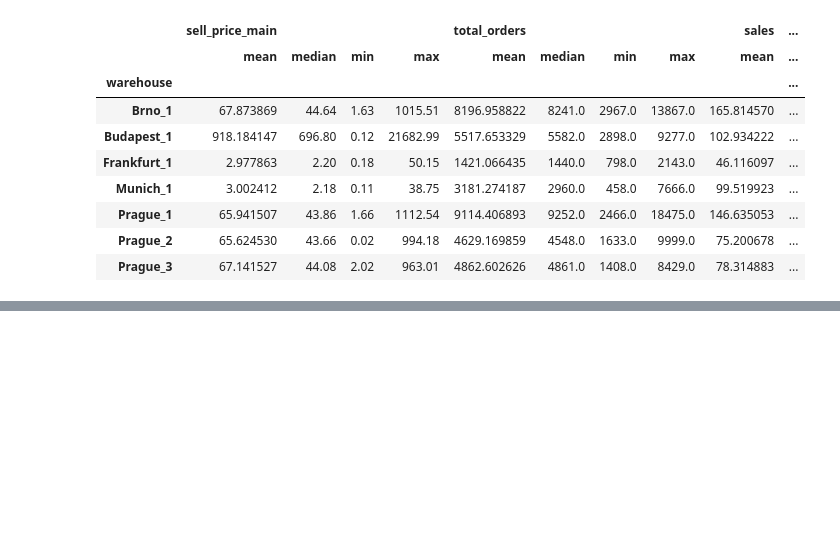
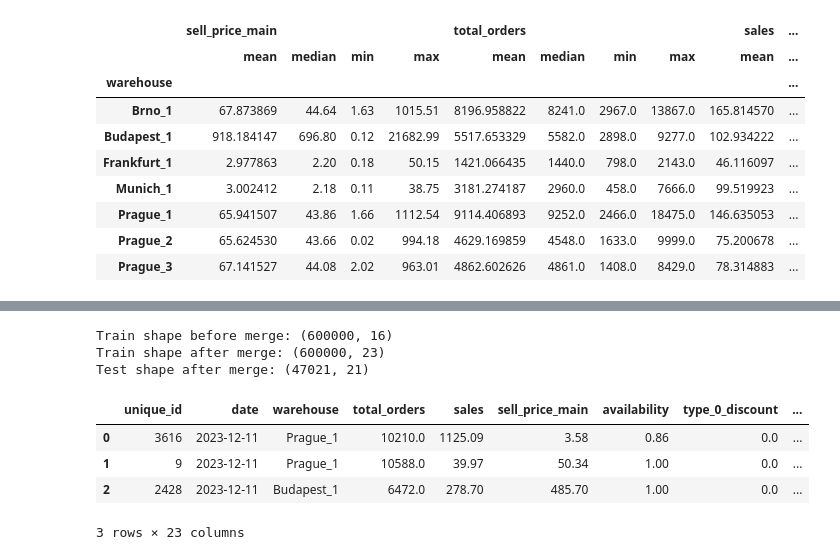
Before and after one commit to KtoxTheNisa/GROUP51_CENG313, a Jupyter notebook: assignment1_eda_baseline.ipynb, the cells around one changed output, grey strips where cells are left out. Drawn from its saved outputs; the diff is of its cells as text; code cells hidden in the pictures; blank space fills up the shorter version.

```diff
--- a/assignment1_eda_baseline.ipynb
+++ b/assignment1_eda_baseline.ipynb
@@ -219,0 +239,19 @@ sales_train.groupby("warehouse")[["sell_price_main", "total_orders", "sales"]].a
+# %%
+#merge with inventory and calendar
+print("Train shape before merge:", train_norm.shape)
+
+train_merged = merge_tables(train_norm, inventory, cal_clean)
+test_merged = merge_tables(test_norm, inventory, cal_clean)
+print("Train shape after merge:", train_merged.shape)
+print("Test shape after merge:", test_merged.shape)
+
+train_merged.head(3)
+# %% [output]
+Train shape before merge: (600000, 16)
+Train shape after merge: (600000, 23)
+Test shape after merge: (47021, 21)
+|  | unique_id | date | warehouse | total_orders | sales | sell_price_main | availability | type_0_discount | ... |
+| 0 | 3616 | 2023-12-11 | Prague_1 | 10210.0 | 1125.09 | 3.58 | 0.86 | 0.0 | ... |
+| 1 | 9 | 2023-12-11 | Prague_1 | 10588.0 | 39.97 | 50.34 | 1.00 | 0.0 | ... |
+| 2 | 2428 | 2023-12-11 | Budapest_1 | 6472.0 | 278.70 | 485.70 | 1.00 | 0.0 | ... |
+3 rows × 23 columns
```
Also changed, not shown: parts of 6 cells of this notebook.
